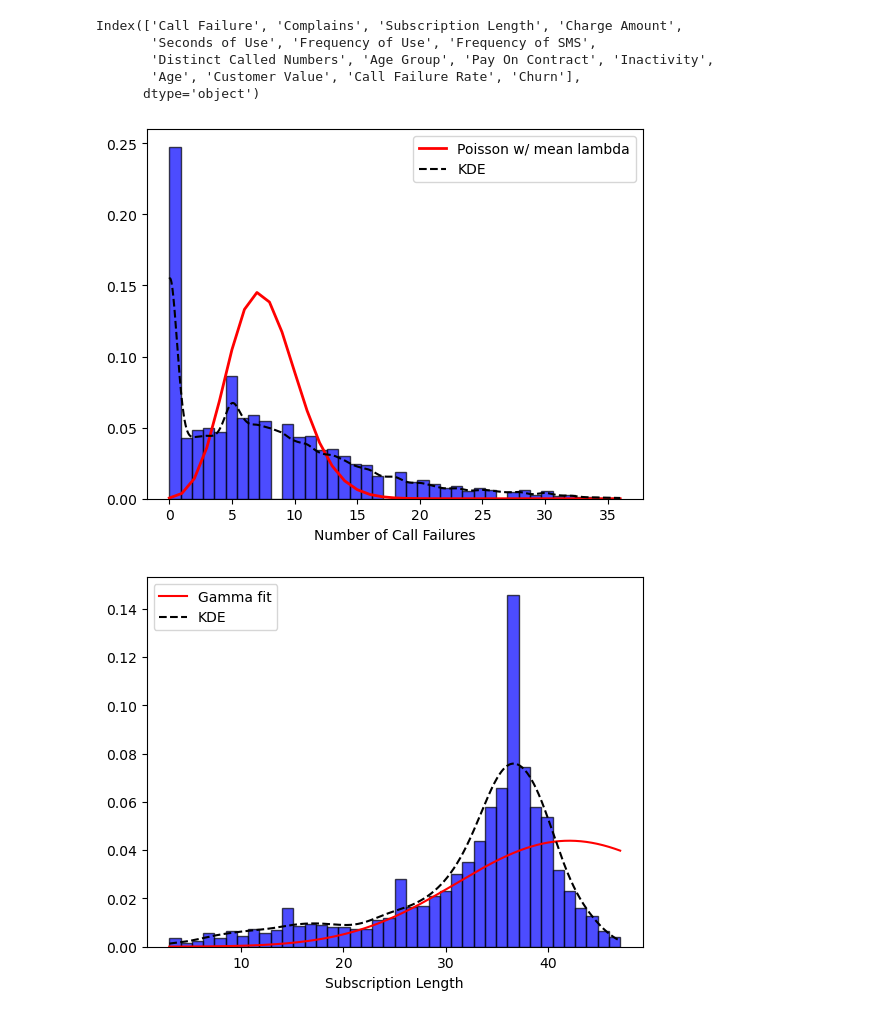
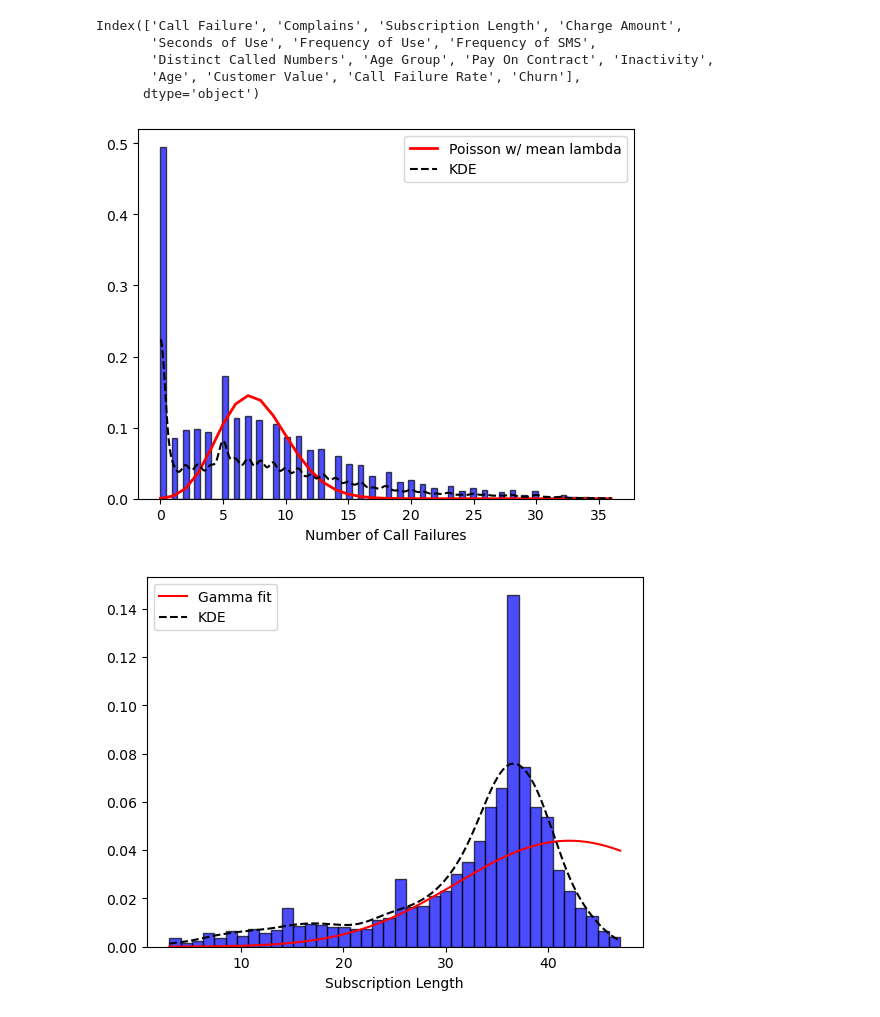
Before and after one commit to Dhunsheth/customer-churn-analysis, a Jupyter notebook: project_code.ipynb, the cells around one changed output. Saved outputs shown, nothing was run; the diff lists cells and outputs as text; code cells hidden in the pictures.

```diff
--- a/project_code.ipynb
+++ b/project_code.ipynb
@@ -119,6 +131,7 @@ data[data['Call Failure Rate']==0] # Compare it to rows where Call Failure rate
 
 mean_cfr = data['Call Failure Rate'].mean()
 data['Call Failure Rate'] = data['Call Failure Rate'].fillna(value=mean_cfr)
+data.loc[data['Call Failure']>data['Frequency of Use'],'Call Failure'] = data['Frequency of Use'] # can't have more failures then number of calls
 data.info()
 # %% [output]
 <class 'pandas.core.frame.DataFrame'>
@@ -182,24 +195,23 @@ Index(['Call Failure', 'Complains', 'Subscription Length', 'Charge Amount',
        'Age', 'Customer Value', 'Call Failure Rate', 'Churn'],
       dtype='object')
 # %%
-# Number of call failures - Poisson
-plt.hist(data['Call Failure'], bins=40, density=True, alpha=0.7, color='blue', edgecolor='black')
+plt.hist(data['Call Failure'], bins=80, density=True, alpha=0.7, color='blue', edgecolor='black')
 
-kde_call_failure = KernelDensity(bandwidth=0.6)
+kde_call_failure = KernelDensity(bandwidth=0.4)
 kde_call_failure.fit(data['Call Failure'].values.reshape(-1,1))
 x = np.linspace(data['Call Failure'].min(), data['Call Failure'].max(), 1000).reshape(-1,1)
 
 
 lambda_estimate = data['Call Failure'].mean()
 max_call_failures = data['Call Failure'].max()
 x_p = np.arange(0, max_call_failures+1)
 poisson_dist = poisson.pmf(x_p, lambda_estimate)
 
 plt.plot(x_p, poisson_dist, 'r', linewidth=2, label='Poisson w/ mean lambda')
 plt.plot(x, np.exp(kde_call_failure.score_samples(x)), label='KDE', color='black', linestyle='--')
 plt.xlabel('Number of Call Failures')
 plt.legend()
 plt.show()
 # %% [output]
-[figure, old version]
+[figure, new version]
 # %%
```
Also changed, not shown: parts of 74 cells of this notebook, 1 other file.
